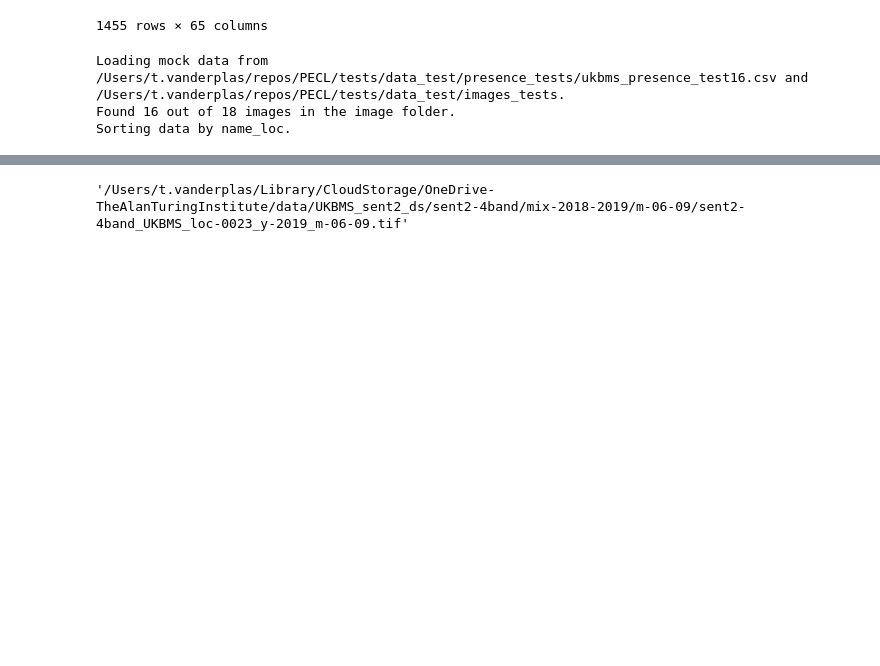
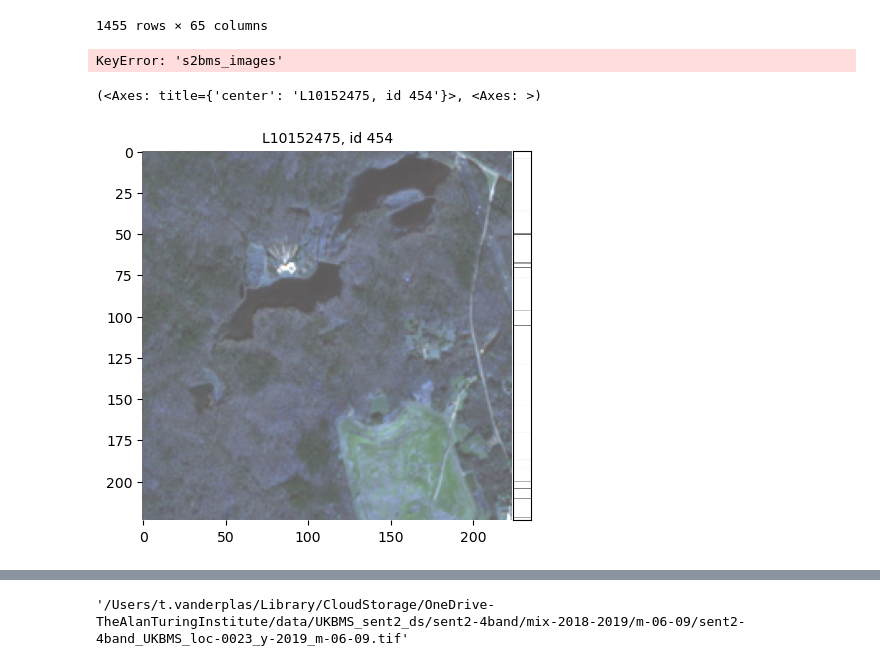
Before and after one commit to vdplasthijs/PECL, a Jupyter notebook: notebooks/Explore PECL model.ipynb, the cells around one changed output, grey strips where cells are left out. Cells and saved outputs as stored; diff of their text form; code cells hidden in the pictures; blank space fills up the shorter version.

Commit message:
load satbird data

```diff
--- a/notebooks/Explore PECL model.ipynb
+++ b/notebooks/Explore PECL model.ipynb
@@ -54,12 +54,27 @@ df_per_loc
 | 1454 | (1.693422, 52.724552) | 0.0 | 0.000000 | 0.294118 | 0.147059 | 0.029412 | ... |
 1455 rows × 65 columns
 # %%
-ds = DataSetImagePresence(image_folder=path_dict_pecl['ukbms_images'],
-                        presence_csv=path_dict_pecl['ukbms_presence'],
+ds = DataSetImagePresence(image_folder=path_dict_pecl['s2bms_images'],
+                        presence_csv=path_dict_pecl['s2bms_presence'],
                         species_process='all',
-                        zscore_im=True, use_testing_data=True,
+                        zscore_im=True, use_testing_data=False,
                         augment_image=True, mode='val')
+# ds.df_presence
+# ds.load_image('UKBMS_loc-2206').shape
+# ds.suffix_images
+# ds[0][0].shape
+ds.plot_image(index=0)
 # %% [output]
-Loading mock data from /Users/t.vanderplas/repos/PECL/tests/data_test/presence_tests/ukbms_presence_test16.csv and /Users/t.vanderplas/repos/PECL/tests/data_test/images_tests.
-Found 16 out of 18 images in the image folder.
-Sorting data by name_loc.
+KeyError: 's2bms_images'
+# %%
+# ds = DataSetImagePresence(image_folder='/Users/t.vanderplas/data_offline/satbird/USA_winter/images/',
+#                         presence_csv='/Users/t.vanderplas/data_offline/satbird/USA_winter/df_satbird-usawinter_presence.csv',
+#                         species_process='all',
+#                         zscore_im=True, use_testing_data=False,
+#                         augment_image=True, mode='train', dataset_name='satbird-usawinter')
+# ds.load_image('L10011486').shape
+# ds.suffix_images
+ds.plot_image(index=454)
+# %% [output]
+(<Axes: title={'center': 'L10152475, id 454'}>, <Axes: >)
+[figure, added]
```
Also changed, not shown: parts of 3 cells of this notebook, 7 other files.
